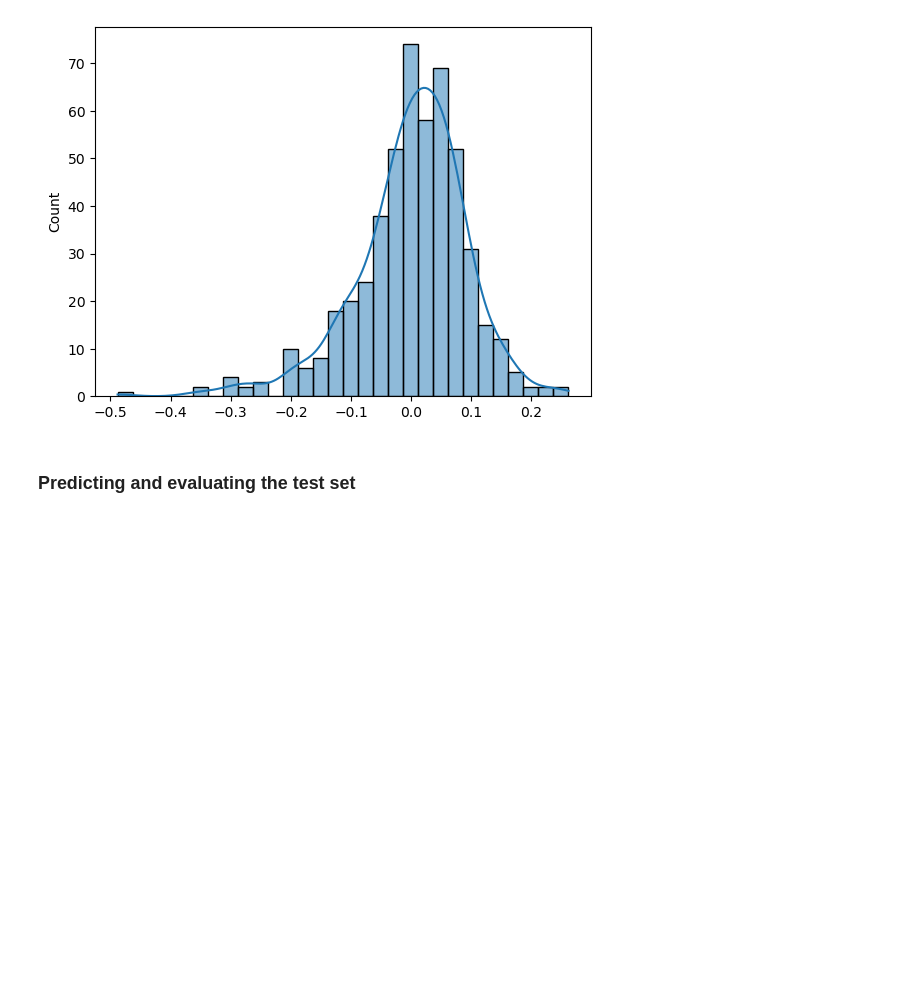
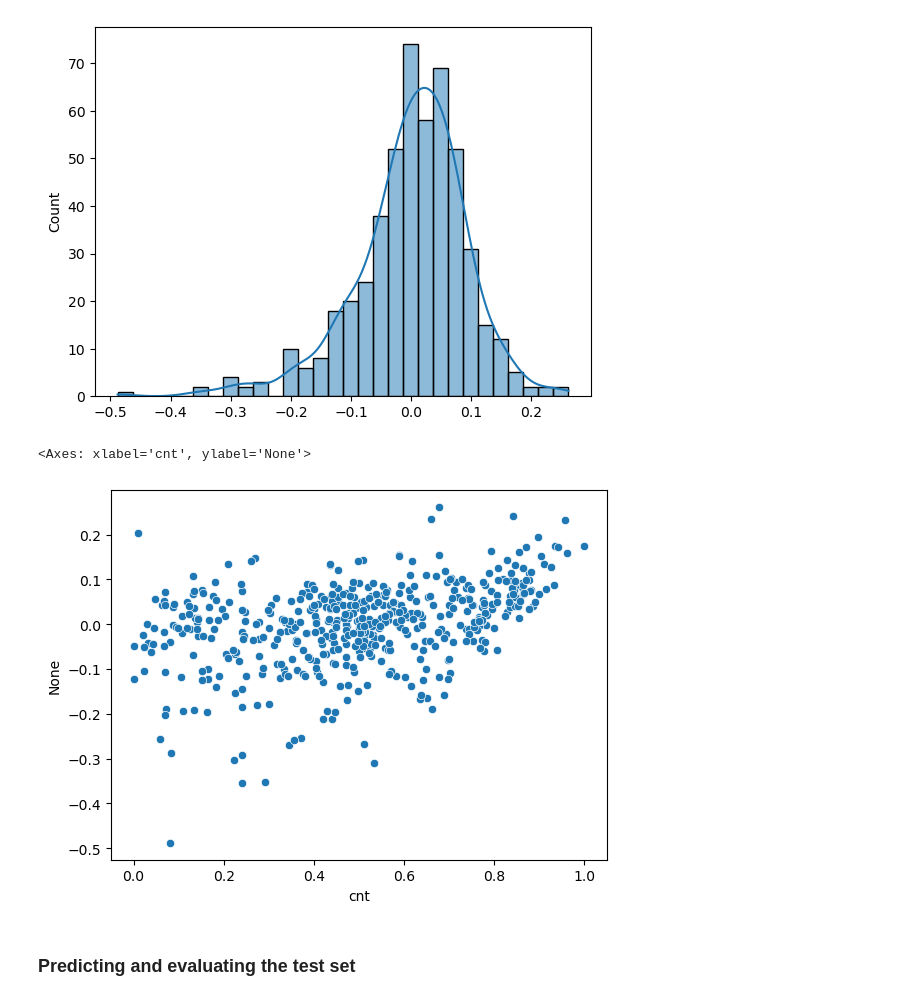
Before and after one commit to mohakp/bikeDemandLinReg, a Jupyter notebook: Mohak Purushottam Pingle.ipynb, the cells around one changed output. Saved outputs shown, nothing was run; the diff lists cells and outputs as text; code cells hidden in the pictures; blank space fills up the shorter version.

Commit message:
few more graphs

```diff
--- a/Mohak Purushottam Pingle.ipynb
+++ b/Mohak Purushottam Pingle.ipynb
@@ -1143,6 +1143,12 @@ sns.histplot(res,kde=True)
 # %% [output]
 <Axes: ylabel='Count'>
 [figure]
+# %%
+# checking the residual with respect to dependant variable
+sns.scatterplot(x=y_train,y=res)
+# %% [output]
+<Axes: xlabel='cnt', ylabel='None'>
+[figure, added]
 # %% [markdown]
 ### Predicting and evaluating the test set
 # %%
```
